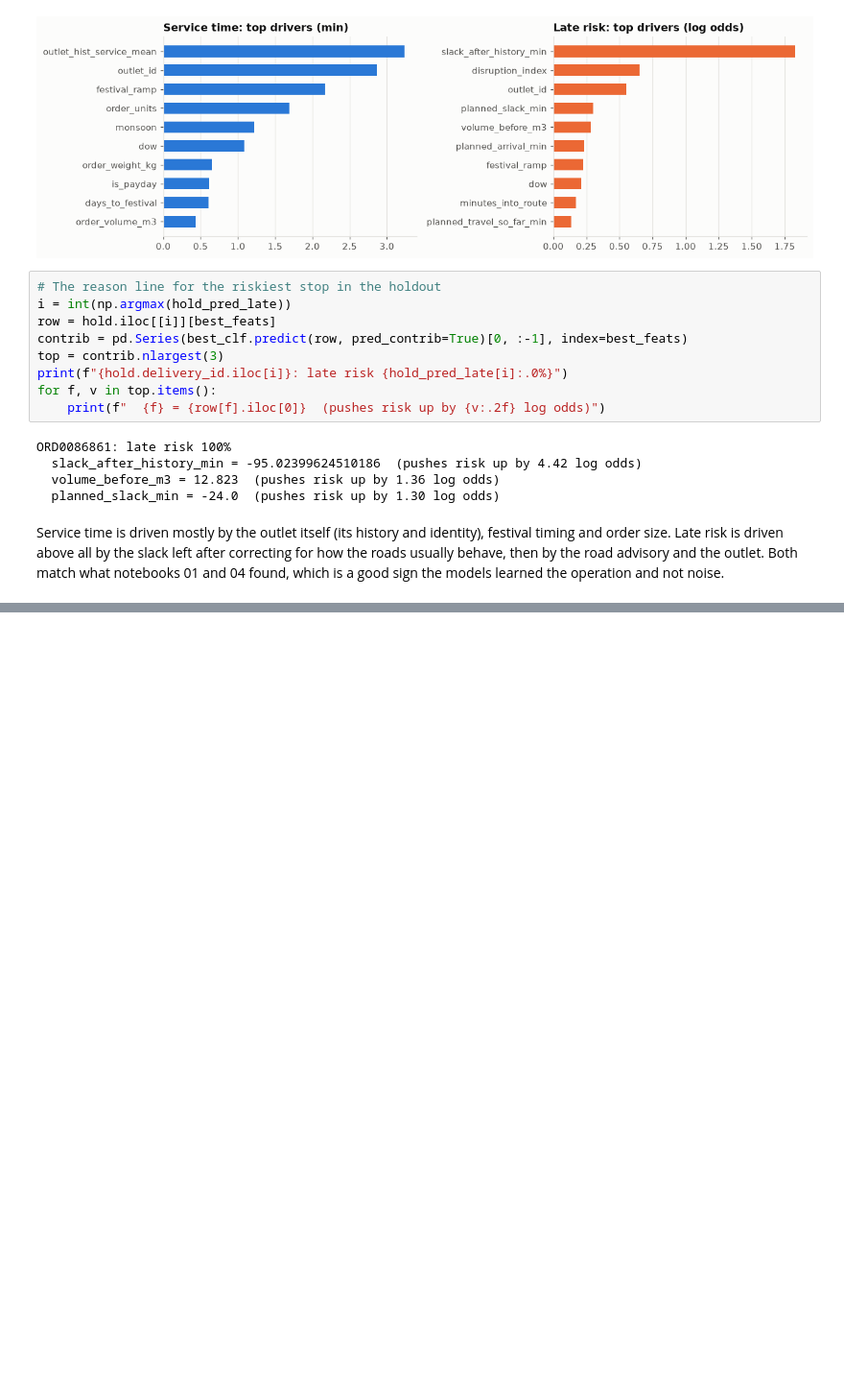
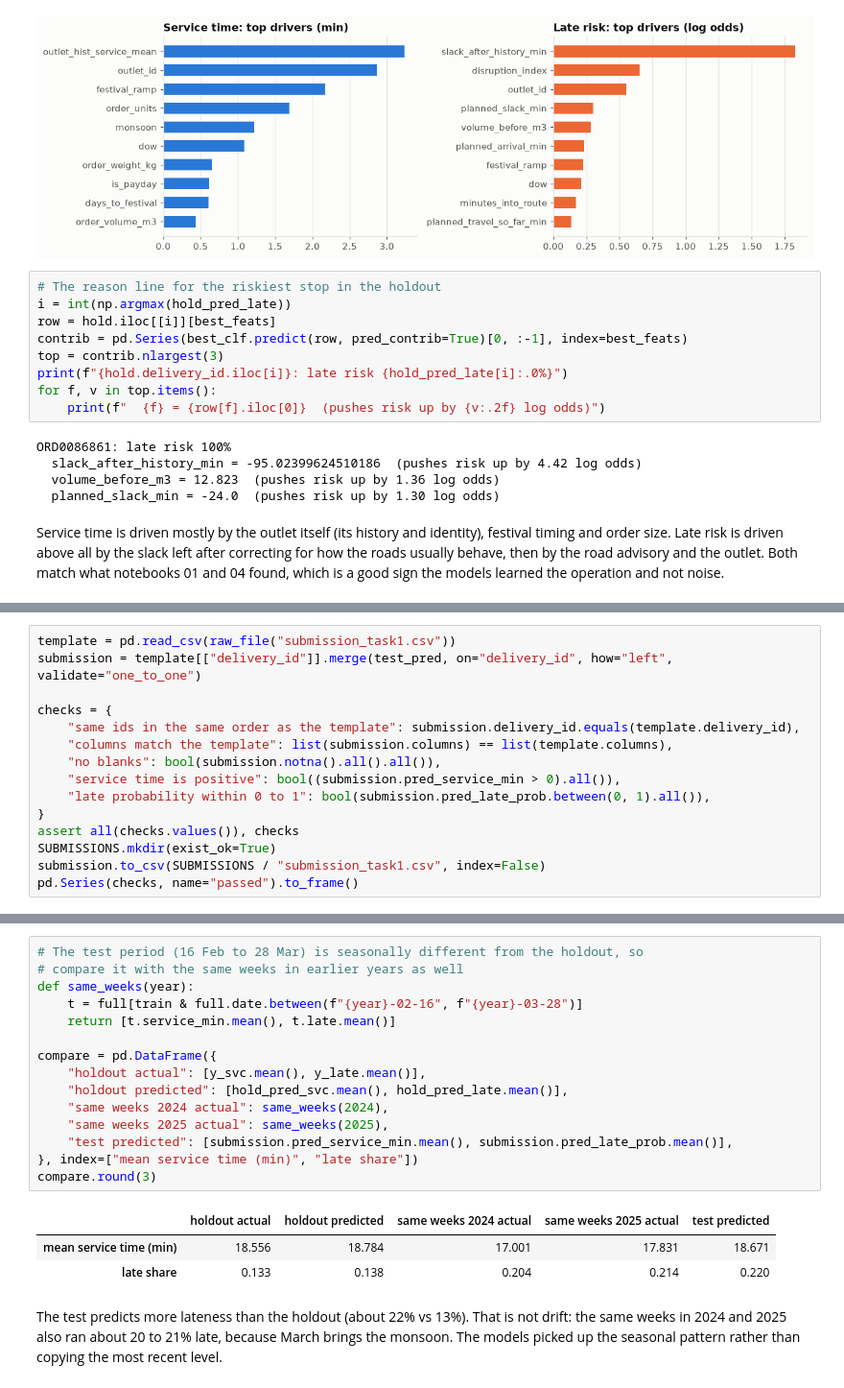
Before and after one commit to sameera-ekanayaka/Xora_Datathon, a Jupyter notebook: notebooks/05_task1_service_and_lateness.ipynb, the cells around one changed output, grey strips where cells are left out. Shown at 96% size. Cells and saved outputs as stored; diff of their text form; blank space fills up the shorter version.

```diff
--- a/notebooks/05_task1_service_and_lateness.ipynb
+++ b/notebooks/05_task1_service_and_lateness.ipynb
@@ -391,0 +426,15 @@ Service time is driven mostly by the outlet itself (its history and identity), f
+# %%
+template = pd.read_csv(raw_file("submission_task1.csv"))
+submission = template[["delivery_id"]].merge(test_pred, on="delivery_id", how="left", validate="one_to_one")
+
+checks = {
+    "same ids in the same order as the template": submission.delivery_id.equals(template.delivery_id),
+    "columns match the template": list(submission.columns) == list(template.columns),
+    "no blanks": bool(submission.notna().all().all()),
+    "service time is positive": bool((submission.pred_service_min > 0).all()),
+    "late probability within 0 to 1": bool(submission.pred_late_prob.between(0, 1).all()),
+}
+assert all(checks.values()), checks
+SUBMISSIONS.mkdir(exist_ok=True)
+submission.to_csv(SUBMISSIONS / "submission_task1.csv", index=False)
+pd.Series(checks, name="passed").to_frame()
@@ -391,0 +448,21 @@ Service time is driven mostly by the outlet itself (its history and identity), f
+# %%
+# The test period (16 Feb to 28 Mar) is seasonally different from the holdout, so
+# compare it with the same weeks in earlier years as well
+def same_weeks(year):
+    t = full[train & full.date.between(f"{year}-02-16", f"{year}-03-28")]
+    return [t.service_min.mean(), t.late.mean()]
+
+compare = pd.DataFrame({
+    "holdout actual": [y_svc.mean(), y_late.mean()],
+    "holdout predicted": [hold_pred_svc.mean(), hold_pred_late.mean()],
+    "same weeks 2024 actual": same_weeks(2024),
+    "same weeks 2025 actual": same_weeks(2025),
+    "test predicted": [submission.pred_service_min.mean(), submission.pred_late_prob.mean()],
+}, index=["mean service time (min)", "late share"])
+compare.round(3)
+# %% [output]
+|  | holdout actual | holdout predicted | same weeks 2024 actual | same weeks 2025 actual | test predicted |
+| mean service time (min) | 18.556 | 18.784 | 17.001 | 17.831 | 18.671 |
+| late share | 0.133 | 0.138 | 0.204 | 0.214 | 0.220 |
+# %% [markdown]
+The test predicts more lateness than the holdout (about 22% vs 13%). That is not drift: the same weeks in 2024 and 2025 also ran about 20 to 21% late, because March brings the monsoon. The models picked up the seasonal pattern rather than copying the most recent level.
```
Also changed, not shown: parts of 4 cells of this notebook, 4 other files.
